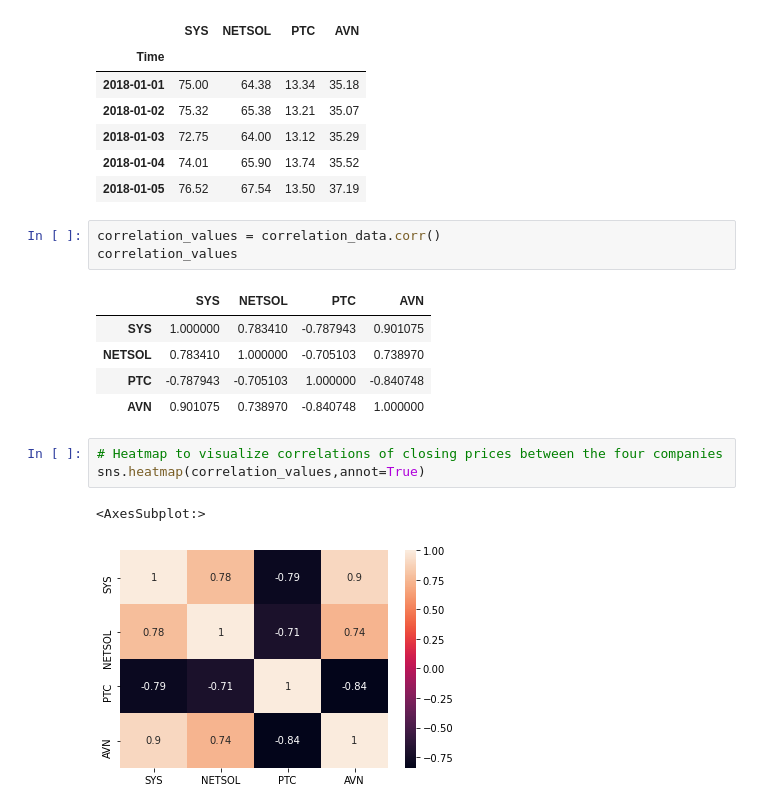
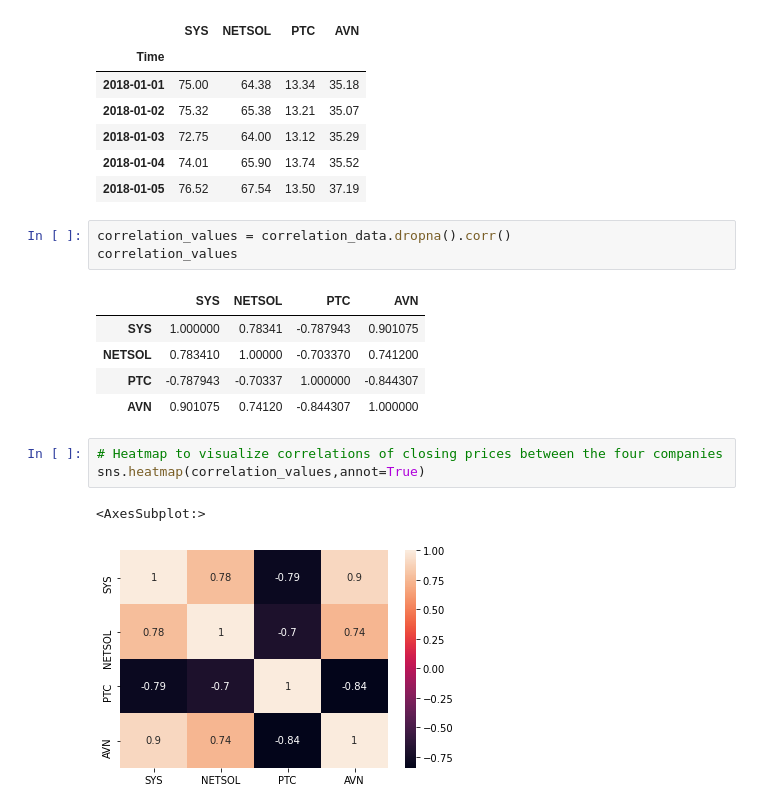
Before and after one commit to simiel/Predictive-Analysis-with-Python, a Jupyter notebook: Project1.ipynb, the cells around one changed output. Drawn from its saved outputs; the diff is of its cells as text.

Commit message:
updated heatmap

```diff
--- a/Project1.ipynb
+++ b/Project1.ipynb
@@ -118,17 +118,17 @@ correlation_data.head()
 | 2018-01-04 | 74.01 | 65.90 | 13.74 | 35.52 |
 | 2018-01-05 | 76.52 | 67.54 | 13.50 | 37.19 |
 # %%
-correlation_values = correlation_data.corr()
+correlation_values = correlation_data.dropna().corr()
 correlation_values
 # %% [output]
 |  | SYS | NETSOL | PTC | AVN |
-| SYS | 1.000000 | 0.783410 | -0.787943 | 0.901075 |
-| NETSOL | 0.783410 | 1.000000 | -0.705103 | 0.738970 |
-| PTC | -0.787943 | -0.705103 | 1.000000 | -0.840748 |
-| AVN | 0.901075 | 0.738970 | -0.840748 | 1.000000 |
+| SYS | 1.000000 | 0.78341 | -0.787943 | 0.901075 |
+| NETSOL | 0.783410 | 1.00000 | -0.703370 | 0.741200 |
+| PTC | -0.787943 | -0.70337 | 1.000000 | -0.844307 |
+| AVN | 0.901075 | 0.74120 | -0.844307 | 1.000000 |
 # %%
 # Heatmap to visualize correlations of closing prices between the four companies
 sns.heatmap(correlation_values,annot=True)
 # %% [output]
 <AxesSubplot:>
-[figure, old version]
+[figure, new version]
```
